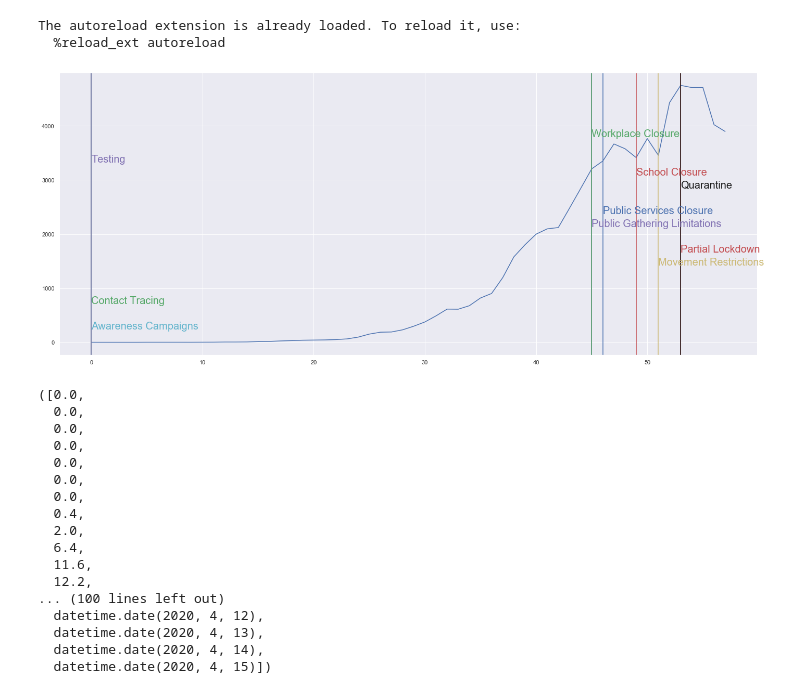
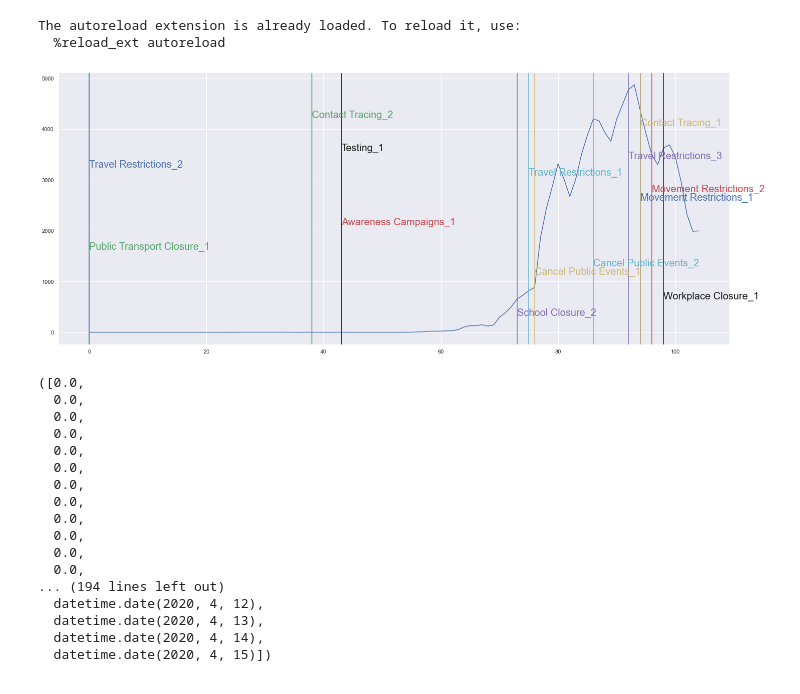
Before and after one commit to ChantalMP/All_The_Right_Measures, a Jupyter notebook: analysis.ipynb, the cells around one changed output. Drawn from its saved outputs; the diff is of its cells as text; code cells hidden in the pictures.

Commit message:
- find out best measures with simple heuristic

```diff
--- a/analysis.ipynb
+++ b/analysis.ipynb
@@ -17,4 +18,4 @@ from datetime import timedelta
 import seaborn as sns
 sns.set()
 # %%
-country_name = 'UK'
+country_name = 'Germany'
@@ -25,34 +22,37 @@ merged_df = merge_country_dfs(acaps_dfs[country_name],oxford_dfs[country_name])
+# %%
+country_dfs = extract_oxford_measure_data()
 # %%
 daily_cases,dates = calculate_transmission_data(country_name,time_window=2)
 # %%
 fig,ax = plt.subplots(figsize=(24,10))
 ax.plot(daily_cases)
 colors = ['b','g','r','c','m','y','k']
 
-for idx,measure in enumerate(merged_df.columns):
-    if measure == 'Date' or merged_df[measure].max() == 0: # measure never taken
+country_df = country_dfs[country_name]
+for idx,measure in enumerate(country_df.columns):
+    if measure == 'Date' or country_df[measure].max() == 0: # measure never taken
         continue
 
     try:
-        measure_date = merged_df['Date'][merged_df[measure].idxmax()].date()
+        measure_date = country_df['Date'][country_df[measure].idxmax()].date()
         adjusted_date = measure_date + timedelta(days=18)
         if adjusted_date not in dates:
             x_idx = 0
         else:
             x_idx = dates.index(adjusted_date)
         y_value = daily_cases[x_idx]
         if len(colors) == 0:
             colors = ['b','g','r','c','m','y','k']
 
         color = choice(colors)
         colors.remove(color)
         ax.axvline(x=x_idx,ymin=0,ymax=1,color=color,alpha=1.0)
-        ax.text(x_idx,idx*max(daily_cases)/20,measure,color=color,fontsize=20)
+        ax.text(x_idx,idx*max(daily_cases)/30,measure,color=color,fontsize=20)
 
     except Exception as e:
         pass
 # %% [output]
-[figure, old version]
+[figure, new version]
 # %%
 countries_daily_cases = {}
 for country_name in country_dfs.keys():
@@ -68,12 +68,12 @@ countries_daily_cases['Germany']
   0.0,
   0.0,
   0.0,
-  0.4,
-  2.0,
-  6.4,
-  11.6,
-  12.2,
-... (100 lines left out)
+  0.0,
+  0.0,
+  0.0,
+  0.0,
+  0.0,
+... (194 lines left out)
   datetime.date(2020, 4, 12),
   datetime.date(2020, 4, 13),
   datetime.date(2020, 4, 14),
```
Also changed, not shown: parts of 7 cells of this notebook, 40 other files.
